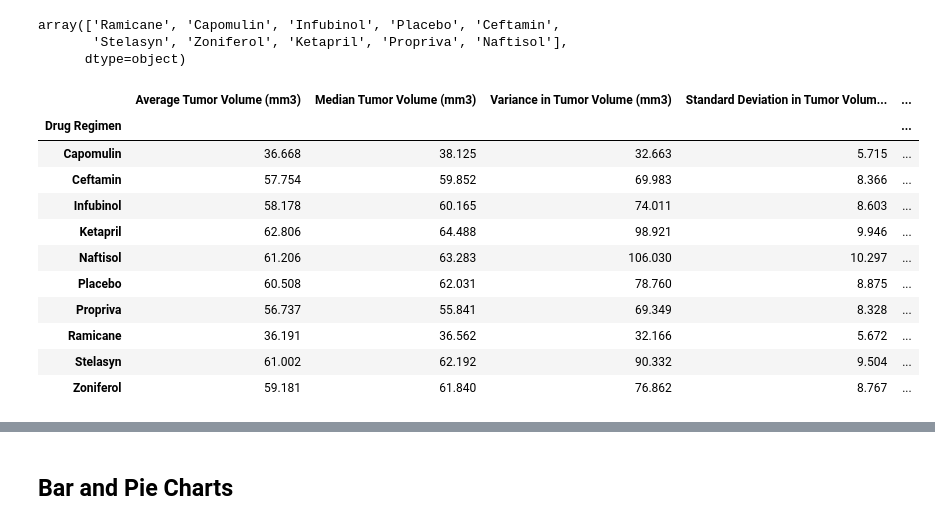
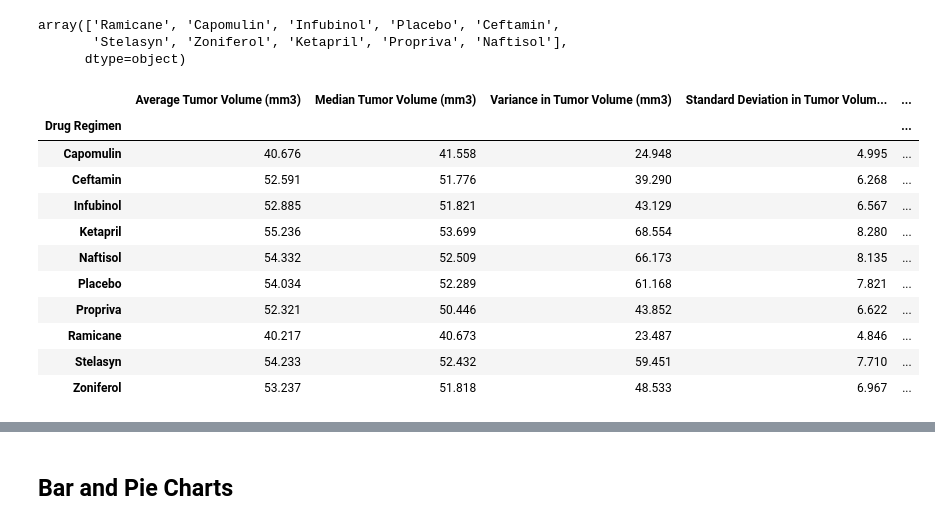
Before and after one commit to SofiaAS1/Pymaceuticals-Inc, a Jupyter notebook: 05-Matplotlib/Instructions/Pymaceuticals/pymaceuticals_starter.ipynb, the cells around one changed output, grey strips where cells are left out. Cells and saved outputs as stored; diff of their text form; code cells hidden in the pictures.

```diff
--- a/05-Matplotlib/Instructions/Pymaceuticals/pymaceuticals_starter.ipynb
+++ b/05-Matplotlib/Instructions/Pymaceuticals/pymaceuticals_starter.ipynb
@@ -83,0 +82,7 @@ grpd_combod.head()
+# %%
+# Optional: Get all the data for the duplicate mouse ID.
+# Removing duplicates
+duplicate_ids = combo_d.loc[combo_d.duplicated(subset=['Mouse ID', 'Timepoint']), 'Mouse ID'].unique()
+duplicates = combo_d.loc[combo_d['Mouse ID'] == "g989"]
+clnr_combo_d = combo_d[combo_d["Mouse ID"].isin(duplicate_ids) == False]
+clnr_combo_d
@@ -84,6 +103,7 @@ grpd_combod.head()
 # %%
 # Create a clean DataFrame by dropping the duplicate mouse by its ID.
-cln_combod = combo_d.drop_duplicates(subset=['Mouse ID'], keep='last', ignore_index=True)
-cln_combod
+#cln_combod = clnr_combo_d.drop_duplicates(subset=['Mouse ID'], keep='last', ignore_index=True)
+clnr_combo_d = combo_d[combo_d["Mouse ID"].isin(duplicate_ids) == False]
+clnr_combo_d
 # %% [output]
 |  | Mouse ID | Drug Regimen | Sex | Age_months | Weight (g) | Timepoint | Tumor Volume (mm3) | ... |
@@ -116,104 +137,104 @@ array(['Ramicane', 'Capomulin', 'Infubinol', 'Placebo', 'Ceftamin',
        'Stelasyn', 'Zoniferol', 'Ketapril', 'Propriva', 'Naftisol'],
       dtype=object)
 # %%
-ramicane = cln_combod.loc[cln_combod["Drug Regimen"] == "Ramicane", :]
+ramicane = clnr_combo_d.loc[clnr_combo_d["Drug Regimen"] == "Ramicane", :]
 rami_mean = ramicane["Tumor Volume (mm3)"].mean()
 rami_median = ramicane["Tumor Volume (mm3)"].median()
 rami_var = ramicane["Tumor Volume (mm3)"].var()
 rami_std = ramicane["Tumor Volume (mm3)"].std()
 rami_sem = ramicane["Tumor Volume (mm3)"].sem()
 
-capomulin = cln_combod.loc[cln_combod["Drug Regimen"] == "Capomulin", :]
+capomulin = clnr_combo_d.loc[clnr_combo_d["Drug Regimen"] == "Capomulin", :]
 capo_mean = capomulin["Tumor Volume (mm3)"].mean()
 capo_median = capomulin["Tumor Volume (mm3)"].median()
 capo_var = capomulin["Tumor Volume (mm3)"].var()
 capo_std = capomulin["Tumor Volume (mm3)"].std()
 capo_sem = capomulin["Tumor Volume (mm3)"].sem()
 
-infubinol = cln_combod.loc[cln_combod["Drug Regimen"] == "Infubinol", :]
+infubinol = clnr_combo_d.loc[clnr_combo_d["Drug Regimen"] == "Infubinol", :]
 infu_mean = infubinol["Tumor Volume (mm3)"].mean()
 infu_median = infubinol["Tumor Volume (mm3)"].median()
 infu_var = infubinol["Tumor Volume (mm3)"].var()
 infu_std = infubinol["Tumor Volume (mm3)"].std()
 infu_sem = infubinol["Tumor Volume (mm3)"].sem()
 
-placebo = cln_combod.loc[cln_combod["Drug Regimen"] == "Placebo", :]
+placebo = clnr_combo_d.loc[clnr_combo_d["Drug Regimen"] == "Placebo", :]
 place_mean = placebo["Tumor Volume (mm3)"].mean()
 place_median = placebo["Tumor Volume (mm3)"].median()
 place_var = placebo["Tumor Volume (mm3)"].var()
 place_std = placebo["Tumor Volume (mm3)"].std()
 place_sem = placebo["Tumor Volume (mm3)"].sem()
 
-ceftamin = cln_combod.loc[cln_combod["Drug Regimen"] == "Ceftamin", :]
+ceftamin = clnr_combo_d.loc[clnr_combo_d["Drug Regimen"] == "Ceftamin", :]
 ceft_mean = ceftamin["Tumor Volume (mm3)"].mean()
 ceft_median = ceftamin["Tumor Volume (mm3)"].median()
 ceft_var = ceftamin["Tumor Volume (mm3)"].var()
 ceft_std = ceftamin["Tumor Volume (mm3)"].std()
 ceft_sem = ceftamin["Tumor Volume (mm3)"].sem()
 
-stelasyn = cln_combod.loc[cln_combod["Drug Regimen"] == "Stelasyn", :]
+stelasyn = clnr_combo_d.loc[clnr_combo_d["Drug Regimen"] == "Stelasyn", :]
 stela_mean = stelasyn["Tumor Volume (mm3)"].mean()
 stela_median = stelasyn["Tumor Volume (mm3)"].median()
 stela_var = stelasyn["Tumor Volume (mm3)"].var()
 stela_std = stelasyn["Tumor Volume (mm3)"].std()
 stela_sem = stelasyn["Tumor Volume (mm3)"].sem()
 
-zoniferol = cln_combod.loc[cln_combod["Drug Regimen"] == "Zoniferol", :]
+zoniferol = clnr_combo_d.loc[clnr_combo_d["Drug Regimen"] == "Zoniferol", :]
 zoni_mean = zoniferol["Tumor Volume (mm3)"].mean()
 zoni_median = zoniferol["Tumor Volume (mm3)"].median()
 zoni_var = zoniferol["Tumor Volume (mm3)"].var()
 zoni_std = zoniferol["Tumor Volume (mm3)"].std()
 zoni_sem = zoniferol["Tumor Volume (mm3)"].sem()
 
-ketapril = cln_combod.loc[cln_combod["Drug Regimen"] == "Ketapril", :]
+ketapril = clnr_combo_d.loc[clnr_combo_d["Drug Regimen"] == "Ketapril", :]
 keta_mean = ketapril["Tumor Volume (mm3)"].mean()
 keta_median = ketapril["Tumor Volume (mm3)"].median()
 keta_var = ketapril["Tumor Volume (mm3)"].var()
 keta_std = ketapril["Tumor Volume (mm3)"].std()
 keta_sem = ketapril["Tumor Volume (mm3)"].sem()
 
-propriva = cln_combod.loc[cln_combod["Drug Regimen"] == "Propriva", :]
+propriva = clnr_combo_d.loc[clnr_combo_d["Drug Regimen"] == "Propriva", :]
 prop_mean = propriva["Tumor Volume (mm3)"].mean()
 prop_median = propriva["Tumor Volume (mm3)"].median()
 prop_var = propriva["Tumor Volume (mm3)"].var()
 prop_std = propriva["Tumor Volume (mm3)"].std()
 prop_sem = propriva["Tumor Volume (mm3)"].sem()
 
-naftisol = cln_combod.loc[cln_combod["Drug Regimen"] == "Naftisol", :]
+naftisol = clnr_combo_d.loc[clnr_combo_d["Drug Regimen"] == "Naftisol", :]
 naft_mean = naftisol["Tumor Volume (mm3)"].mean()
 naft_median = naftisol["Tumor Volume (mm3)"].median()
 naft_var = naftisol["Tumor Volume (mm3)"].var()
 naft_std = naftisol["Tumor Volume (mm3)"].std()
 naft_sem = naftisol["Tumor Volume (mm3)"].sem()
 
 summary_stats = pd.DataFrame({"Drug Regimen":['Ramicane', 'Capomulin', 'Infubinol', 'Placebo', 'Ceftamin',
        'Stelasyn', 'Zoniferol', 'Ketapril', 'Propriva', 'Naftisol'],
         "Average Tumor Volume (mm3)":[rami_mean, capo_mean, infu_mean, place_mean, ceft_mean, stela_mean, zoni_mean, keta_mean, prop_mean, naft_mean],
      "Median Tumor Volume (mm3)": [rami_median, capo_median, infu_median, place_median, ceft_median, stela_median, zoni_median, keta_median, prop_median, naft_median],
     "Variance in Tumor Volume (mm3)": [rami_var, capo_var, infu_var, place_var, ceft_var, stela_var, zoni_var, keta_var, prop_var, naft_var],
      "Standard Deviation in Tumor Volume (mm3)": [rami_std, capo_std, infu_std, place_std, ceft_std, stela_std, zoni_std, keta_std, prop_std, naft_std],
      "Standard Error in Tumor Volume (mm3)": [rami_sem, capo_sem, infu_sem, place_sem, ceft_sem, stela_sem, zoni_sem, keta_sem, prop_sem, naft_sem]})
 summary_stats.set_index('Drug Regimen', inplace=True)
 summary_stats = summary_stats.sort_values("Drug Regimen")
 summary_stats["Average Tumor Volume (mm3)"] = summary_stats["Average Tumor Volume (mm3)"].map("{:.3f}".format)
 summary_stats["Median Tumor Volume (mm3)"] = summary_stats["Median Tumor Volume (mm3)"].map("{:.3f}".format)
 summary_stats["Variance in Tumor Volume (mm3)"] = summary_stats["Variance in Tumor Volume (mm3)"].map("{:.3f}".format)
 summary_stats["Standard Deviation in Tumor Volume (mm3)"] = summary_stats["Standard Deviation in Tumor Volume (mm3)"].map("{:.3f}".format)
 summary_stats["Standard Error in Tumor Volume (mm3)"] = summary_stats["Standard Error in Tumor Volume (mm3)"].map("{:.3f}".format)
 summary_stats
 # %% [output]
 |  | Average Tumor Volume (mm3) | Median Tumor Volume (mm3) | Variance in Tumor Volume (mm3) | Standard Deviation in Tumor Volum... | ... |
 | Drug Regimen |  |  |  |  | ... |
-| Capomulin | 36.668 | 38.125 | 32.663 | 5.715 | ... |
-| Ceftamin | 57.754 | 59.852 | 69.983 | 8.366 | ... |
-| Infubinol | 58.178 | 60.165 | 74.011 | 8.603 | ... |
-| Ketapril | 62.806 | 64.488 | 98.921 | 9.946 | ... |
-| Naftisol | 61.206 | 63.283 | 106.030 | 10.297 | ... |
-| Placebo | 60.508 | 62.031 | 78.760 | 8.875 | ... |
-| Propriva | 56.737 | 55.841 | 69.349 | 8.328 | ... |
-| Ramicane | 36.191 | 36.562 | 32.166 | 5.672 | ... |
-| Stelasyn | 61.002 | 62.192 | 90.332 | 9.504 | ... |
-| Zoniferol | 59.181 | 61.840 | 76.862 | 8.767 | ... |
+| Capomulin | 40.676 | 41.558 | 24.948 | 4.995 | ... |
+| Ceftamin | 52.591 | 51.776 | 39.290 | 6.268 | ... |
+| Infubinol | 52.885 | 51.821 | 43.129 | 6.567 | ... |
+| Ketapril | 55.236 | 53.699 | 68.554 | 8.280 | ... |
+| Naftisol | 54.332 | 52.509 | 66.173 | 8.135 | ... |
+| Placebo | 54.034 | 52.289 | 61.168 | 7.821 | ... |
+| Propriva | 52.321 | 50.446 | 43.852 | 6.622 | ... |
+| Ramicane | 40.217 | 40.673 | 23.487 | 4.846 | ... |
+| Stelasyn | 54.233 | 52.432 | 59.451 | 7.710 | ... |
+| Zoniferol | 53.237 | 51.818 | 48.533 | 6.967 | ... |
 # %%
 # Generate a summary statistics table of mean, median, variance, standard deviation, and SEM of the tumor volume for each regimen
 
```
Also changed, not shown: parts of 10 cells of this notebook.
